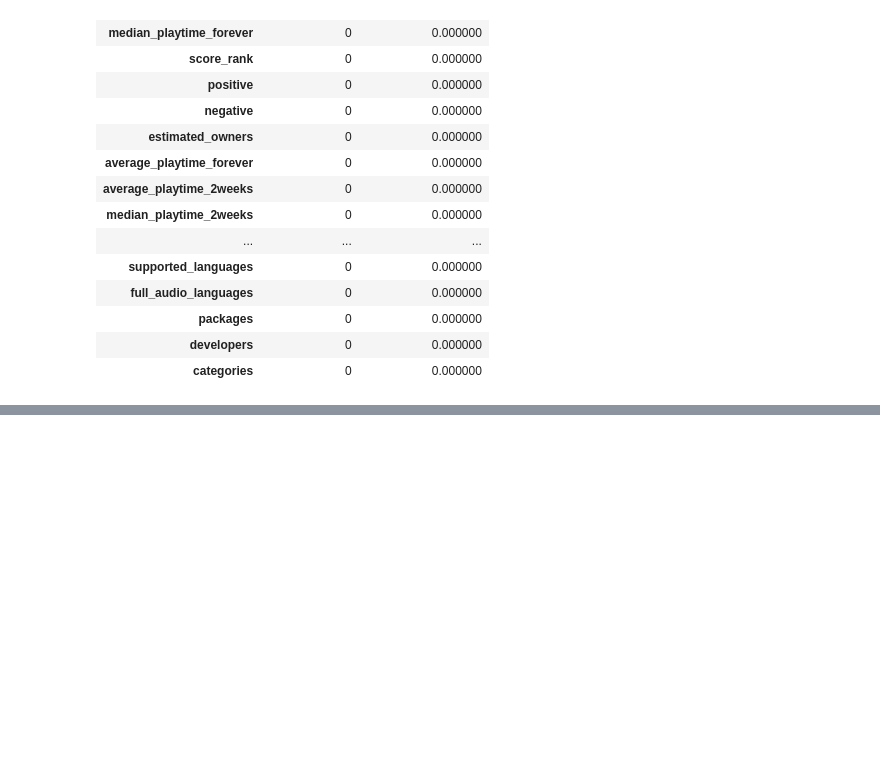
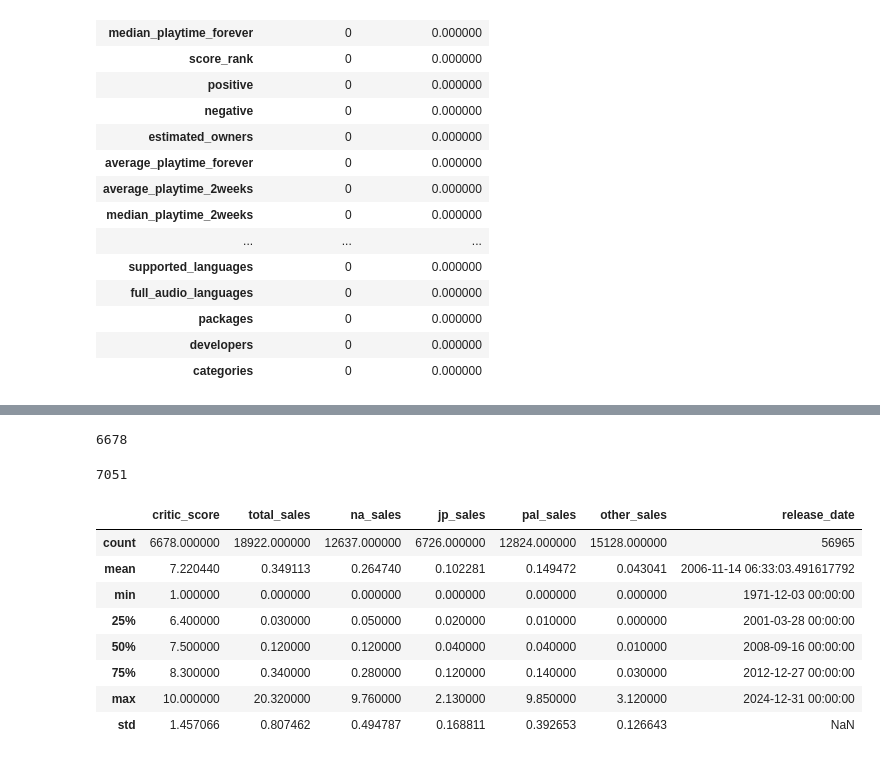
Before and after one commit to huetang/game-market-analysis, a Jupyter notebook: notebooks/data_cleaning.ipynb, the cells around one changed output, grey strips where cells are left out. Drawn from its saved outputs; the diff is of its cells as text; code cells hidden in the pictures; blank space fills up the shorter version.

Commit message:
cleaning vgchartz dataset

```diff
--- a/notebooks/data_cleaning.ipynb
+++ b/notebooks/data_cleaning.ipynb
@@ -250,3 +256,12 @@ steam.to_csv(
     "../data/cleaned/steam_cleaned.csv",
     index=False
 )
+# %%
+import pandas as pd
+import numpy as np
+
+vgchartz = pd.read_csv(
+    "../data/raw/vgchartz-2024.csv"
+)
+
+vgchartz.head()
@@ -252,0 +332,35 @@ steam.to_csv(
+# %%
+vgchartz["critic_score"].notna().sum()
+# %% [output]
+6678
+# %%
+vgchartz["developer"] = (
+    vgchartz["developer"]
+    .fillna("Unknown")
+)
+# %%
+vgchartz["release_date"] = pd.to_datetime(
+    vgchartz["release_date"],
+    errors="coerce"
+)
+# %%
+vgchartz["release_date"].isna().sum()
+# %% [output]
+7051
+# %%
+vgchartz = vgchartz.drop(
+    columns=["last_update"],
+    errors="ignore"
+)
+# %%
+vgchartz.describe()
+# %% [output]
+|  | critic_score | total_sales | na_sales | jp_sales | pal_sales | other_sales | release_date |
+| count | 6678.000000 | 18922.000000 | 12637.000000 | 6726.000000 | 12824.000000 | 15128.000000 | 56965 |
+| mean | 7.220440 | 0.349113 | 0.264740 | 0.102281 | 0.149472 | 0.043041 | 2006-11-14 06:33:03.491617792 |
+| min | 1.000000 | 0.000000 | 0.000000 | 0.000000 | 0.000000 | 0.000000 | 1971-12-03 00:00:00 |
+| 25% | 6.400000 | 0.030000 | 0.050000 | 0.020000 | 0.010000 | 0.000000 | 2001-03-28 00:00:00 |
+| 50% | 7.500000 | 0.120000 | 0.120000 | 0.040000 | 0.040000 | 0.010000 | 2008-09-16 00:00:00 |
+| 75% | 8.300000 | 0.340000 | 0.280000 | 0.120000 | 0.140000 | 0.030000 | 2012-12-27 00:00:00 |
+| max | 10.000000 | 20.320000 | 9.760000 | 2.130000 | 9.850000 | 3.120000 | 2024-12-31 00:00:00 |
+| std | 1.457066 | 0.807462 | 0.494787 | 0.168811 | 0.392653 | 0.126643 | NaN |
```
Also changed, not shown: parts of 10 cells of this notebook.
